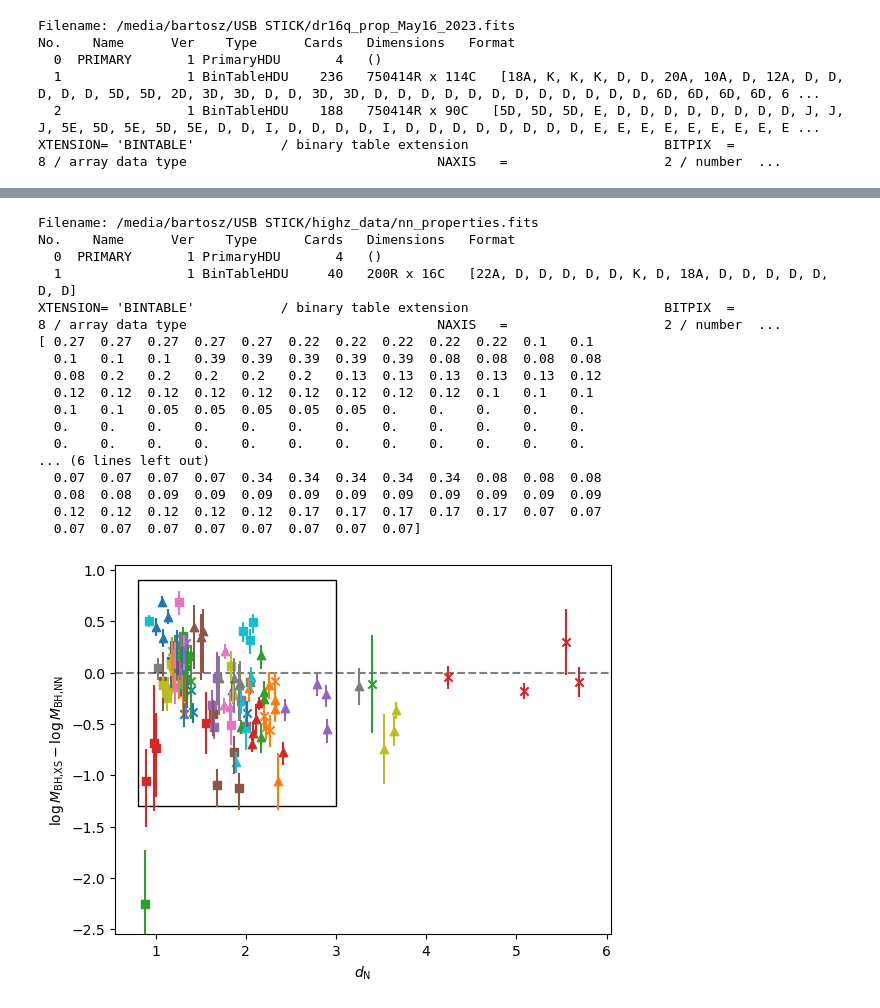
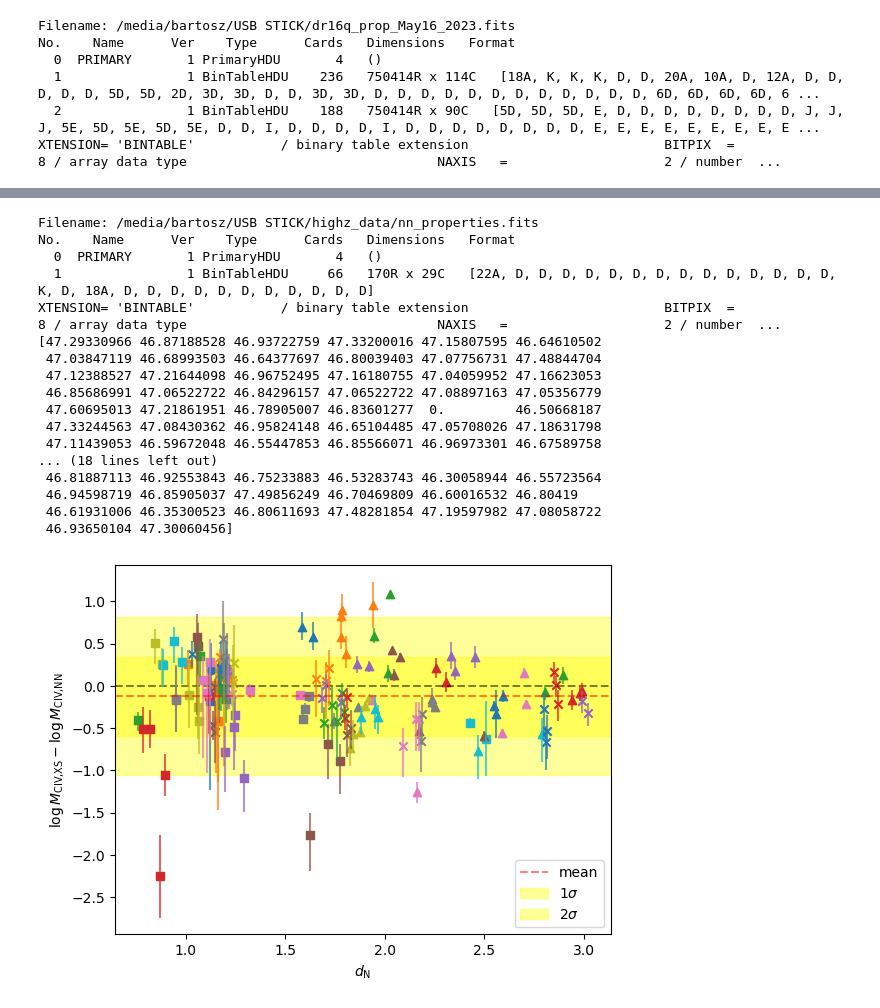
Before and after one commit to bartiosz/qso_nn, a Jupyter notebook: nn_properties.ipynb, the cells around one changed output, grey strips where cells are left out. Cells and saved outputs as stored; diff of their text form; code cells hidden in the pictures.

```diff
--- a/nn_properties.ipynb
+++ b/nn_properties.ipynb
@@ -161,68 +275,77 @@ with fits.open('/media/bartosz/USB STICK/highz_data/nn_properties.fits') as hdul
     print(header)
     data = hdul[1].data
 
-print(data['MBH_CIV_XS_minus'])
+print(data['LOGLBOL'])
 # %% [output]
 Filename: /media/bartosz/USB STICK/highz_data/nn_properties.fits
 No.    Name      Ver    Type      Cards   Dimensions   Format
   0  PRIMARY       1 PrimaryHDU       4   ()
-  1                1 BinTableHDU     40   200R x 16C   [22A, D, D, D, D, D, K, D, 18A, D, D, D, D, D, D, D]
+  1                1 BinTableHDU     66   170R x 29C   [22A, D, D, D, D, D, D, D, D, D, D, D, D, D, D, K, D, 18A, D, D, D, D, D, D, D, D, D, D, D]
 XTENSION= 'BINTABLE'           / binary table extension                         BITPIX  =                    8 / array data type                                NAXIS   =                    2 / number  ...
-[ 0.27  0.27  0.27  0.27  0.27  0.22  0.22  0.22  0.22  0.22  0.1   0.1
-  0.1   0.1   0.1   0.39  0.39  0.39  0.39  0.39  0.08  0.08  0.08  0.08
-  0.08  0.2   0.2   0.2   0.2   0.2   0.13  0.13  0.13  0.13  0.13  0.12
-  0.12  0.12  0.12  0.12  0.12  0.12  0.12  0.12  0.12  0.1   0.1   0.1
-  0.1   0.1   0.05  0.05  0.05  0.05  0.05  0.    0.    0.    0.    0.
-  0.    0.    0.    0.    0.    0.    0.    0.    0.    0.    0.    0.
-  0.    0.    0.    0.    0.    0.    0.    0.    0.    0.    0.    0.
-... (6 lines left out)
-  0.07  0.07  0.07  0.07  0.34  0.34  0.34  0.34  0.34  0.08  0.08  0.08
-  0.08  0.08  0.09  0.09  0.09  0.09  0.09  0.09  0.09  0.09  0.09  0.09
-  0.12  0.12  0.12  0.12  0.12  0.17  0.17  0.17  0.17  0.17  0.07  0.07
-  0.07  0.07  0.07  0.07  0.07  0.07  0.07  0.07]
+[47.29330966 46.87188528 46.93722759 47.33200016 47.15807595 46.64610502
+ 47.03847119 46.68993503 46.64377697 46.80039403 47.07756731 47.48844704
+ 47.12388527 47.21644098 46.96752495 47.16180755 47.04059952 47.16623053
+ 46.85686991 47.06522722 46.84296157 47.06522722 47.08897163 47.05356779
+ 47.60695013 47.21861951 46.78905007 46.83601277  0.         46.50668187
+ 47.33244563 47.08430362 46.95824148 46.65104485 47.05708026 47.18631798
+ 47.11439053 46.59672048 46.55447853 46.85566071 46.96973301 46.67589758
+... (18 lines left out)
+ 46.81887113 46.92553843 46.75233883 46.53283743 46.30058944 46.55723564
+ 46.94598719 46.85905037 47.49856249 46.70469809 46.60016532 46.80419
+ 46.61931006 46.35300523 46.80611693 47.48281854 47.19597982 47.08058722
+ 46.93650104 47.30060456]
 # %%
-mask = data['MBH_CIV_XS'] != 0
+mask1 = data['MBH_CIV_XS'] != 0
+mask2 = data['MBH_CIV'] != 0
+mask = np.logical_and(mask1,mask2)
 data1 = data[mask]
+
 cmap = plt.get_cmap('tab10')
-
 colors = cmap(range(10))
 #markers = ['o']*10 + ['s']*10 + ['^']*10 + ['x']*10 # + ['*']*5
 markers = ['o', 's', '^', 'x', '*']
 alphas = [1,0.9,0.7,0.6,0.5]
 j=0
 k=0
 l=0
 
 fig = plt.figure()
 plt.axhline(0,c='black',ls='--',alpha=0.5)
 someX, someY = 2, 5
-currentAxis = plt.gca()
-currentAxis.add_patch(Rectangle((0.8,-1.3), 2.2, 2.2, facecolor="white", edgecolor='black'))
+# currentAxis = plt.gca()
+# currentAxis.add_patch(Rectangle((0.8,-1.3), 2.2, 2.2, facecolor="white", edgecolor='black'))
+DIFF=[]
 for i, d in enumerate(data1):
     marker=markers[j]
     alpha=alphas[l]
     l+=1
-    #print(d['MBH_CIV_ERR'])
     plus = np.sqrt(d['MBH_CIV_ERR']**2+d['MBH_CIV_XS_plus']**2)
     minus = np.sqrt(d['MBH_CIV_ERR']**2+d['MBH_CIV_XS_minus']**2)
-    plt.scatter(d['NN_D'],d['MBH_CIV']-d['MBH_CIV_XS'], c=colors[k], marker=marker)#,alpha=alpha)#,'ro')
-    plt.errorbar(d['NN_D'],d['MBH_CIV']-d['MBH_CIV_XS'], yerr=[[minus],[plus]], c=colors[k])#, fmt='o', capsize=5, label='Error Bars')
+    diff = d['MBH_CIV']-d['MBH_CIV_XS']
+    plt.scatter(d['NN_D'],diff, c=colors[k], marker=marker)#,alpha=alpha)#,'ro')
+    plt.errorbar(d['NN_D'],diff, yerr=[[minus],[plus]], color=colors[k],alpha=0.7)#, fmt='o', capsize=5, label='Error Bars')
+    # plt.errorbar(d['NN_D'],diff, c=colors[k])#, fmt='o', capsize=5, label='Error Bars')
+    DIFF.append(diff)
     if i % 5 == 0:
         k+=1
         l=0
     if i % 50 == 0:
         j+=1
         k=0
 
+plt.axhline(np.mean(DIFF),c='red',ls='--',alpha=0.5,label='mean')
+plt.axhspan(np.mean(DIFF)-np.std(DIFF),np.mean(DIFF)+np.std(DIFF),color='yellow',alpha=0.4,zorder=0,label=r'$1\sigma$')
+plt.axhspan(np.mean(DIFF)-2*np.std(DIFF),np.mean(DIFF)+2*np.std(DIFF),color='yellow',alpha=0.4,zorder=0,label=r'$2\sigma$')
 #plt.scatter(data1['NN_D'],data1['MBH_CIV']/data1['MBH'], c=colors, marker=markers)#,'ro')
 #plt.ylim(0.7,1.2)
-plt.ylim(-2.55,1.05)
-plt.xlim(0.55,6.05)
+# plt.ylim(-2.55,1.2)
+# plt.xlim(0.55,3.1)
 #plt.plot([0,10],[0,10],ls='-')
-plt.ylabel(r'$\log M_\text{BH,XS} - \log M_\text{BH,NN}$')
+plt.ylabel(r'$\log M_\text{CIV,XS} - \log M_\text{CIV,NN}$')
 plt.xlabel(r'$d_\text{N}$')
+plt.legend()
 plt.savefig('plots/MBH_dN.png', format='png')
 plt.show()
 plt.close()
 # %% [output]
-[figure, old version]
+[figure, new version]
```
Also changed, not shown: parts of 19 cells of this notebook, 6 other files.
